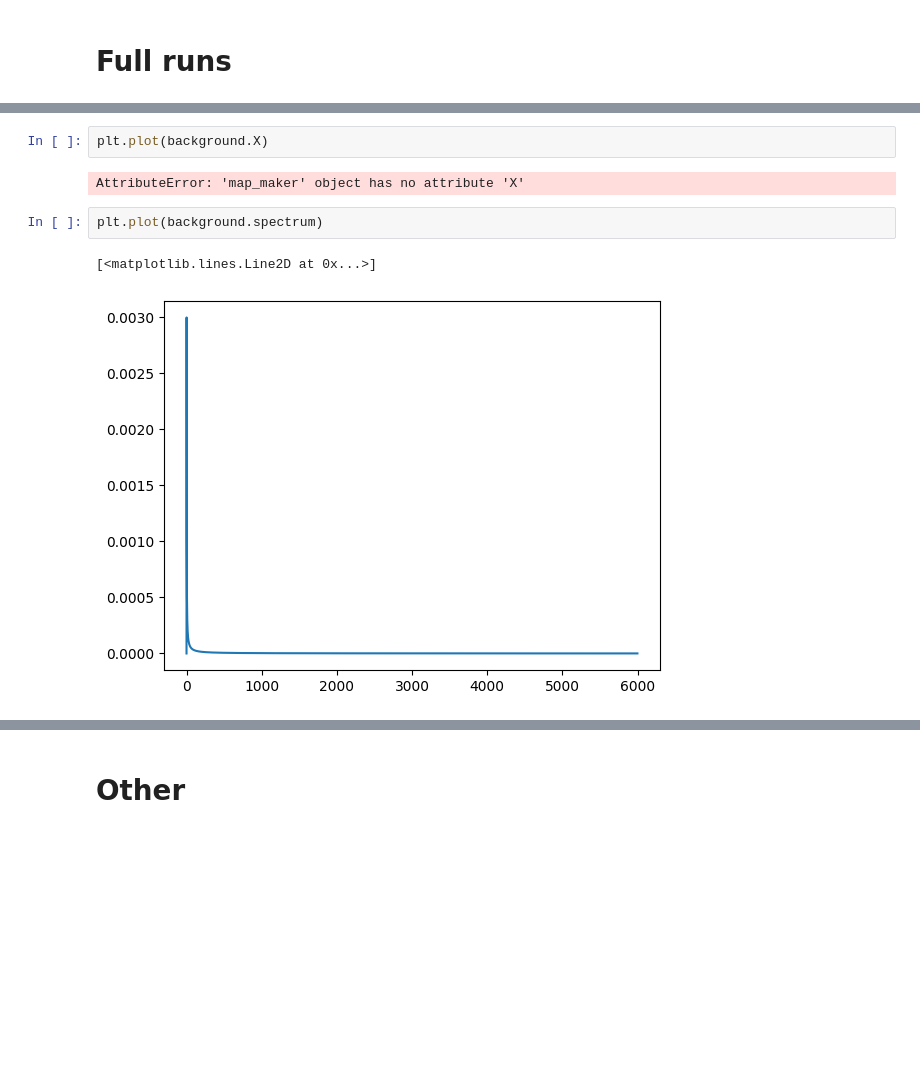
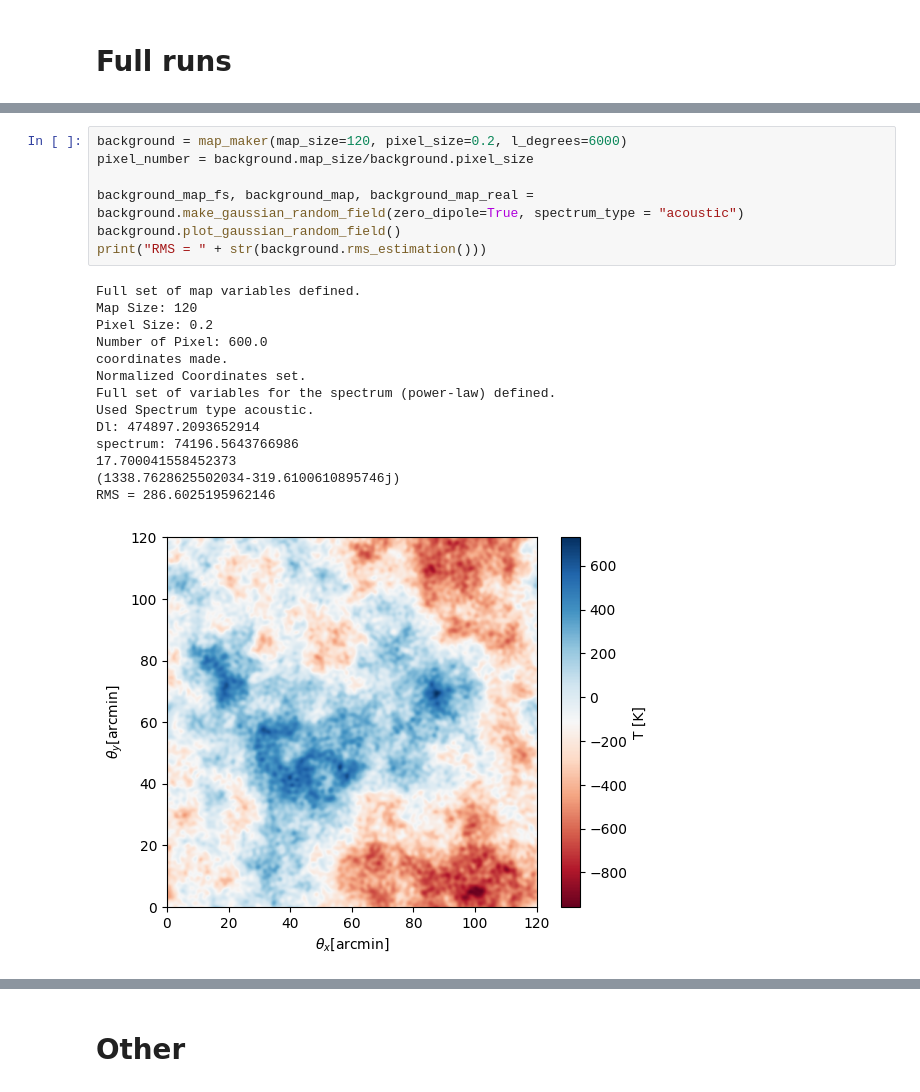
Before and after one commit to jzimm24/research-intern-AIfA, a Jupyter notebook: notebookes/cmb-maps.ipynb, the cells around one changed output, grey strips where cells are left out. Saved outputs shown, nothing was run; the diff lists cells and outputs as text; blank space fills up the shorter version.

```diff
--- a/notebookes/cmb-maps.ipynb
+++ b/notebookes/cmb-maps.ipynb
@@ -1100,12 +1075,25 @@ RMS = 0.0
-# %%
-plt.plot(background.X)
-# %% [output]
-AttributeError: 'map_maker' object has no attribute 'X'
-# %%
-plt.plot(background.spectrum)
-# %% [output]
-[<matplotlib.lines.Line2D at 0x...>]
-[figure, removed]
+# %%
+background = map_maker(map_size=120, pixel_size=0.2, l_degrees=6000)
+pixel_number = background.map_size/background.pixel_size
+
+background_map_fs, background_map, background_map_real = background.make_gaussian_random_field(zero_dipole=True, spectrum_type = "acoustic")
+background.plot_gaussian_random_field()
+print("RMS = " + str(background.rms_estimation()))
+# %% [output]
+Full set of map variables defined.
+Map Size: 120
+Pixel Size: 0.2
+Number of Pixel: 600.0
+coordinates made.
+Normalized Coordinates set.
+Full set of variables for the spectrum (power-law) defined.
+Used Spectrum type acoustic.
+Dl: 474897.2093652914
+spectrum: 74196.5643766986
+17.700041558452373
+(1338.7628625502034-319.6100610895746j)
+RMS = 286.6025195962146
+[figure, added]
 # %%
 lens = lens_profile()
 lens.set_angle_map(2, int(pixel_number))
```
Also changed, not shown: parts of 6 cells of this notebook, 1 other file.
